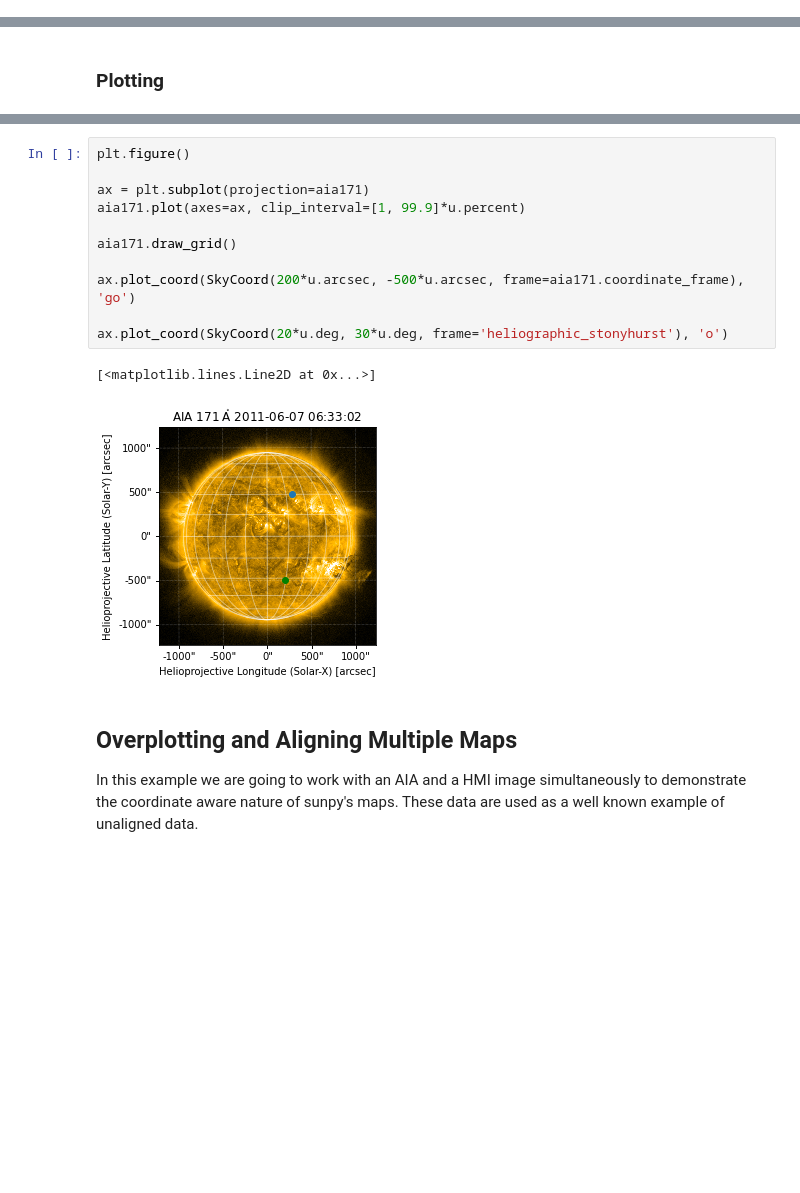
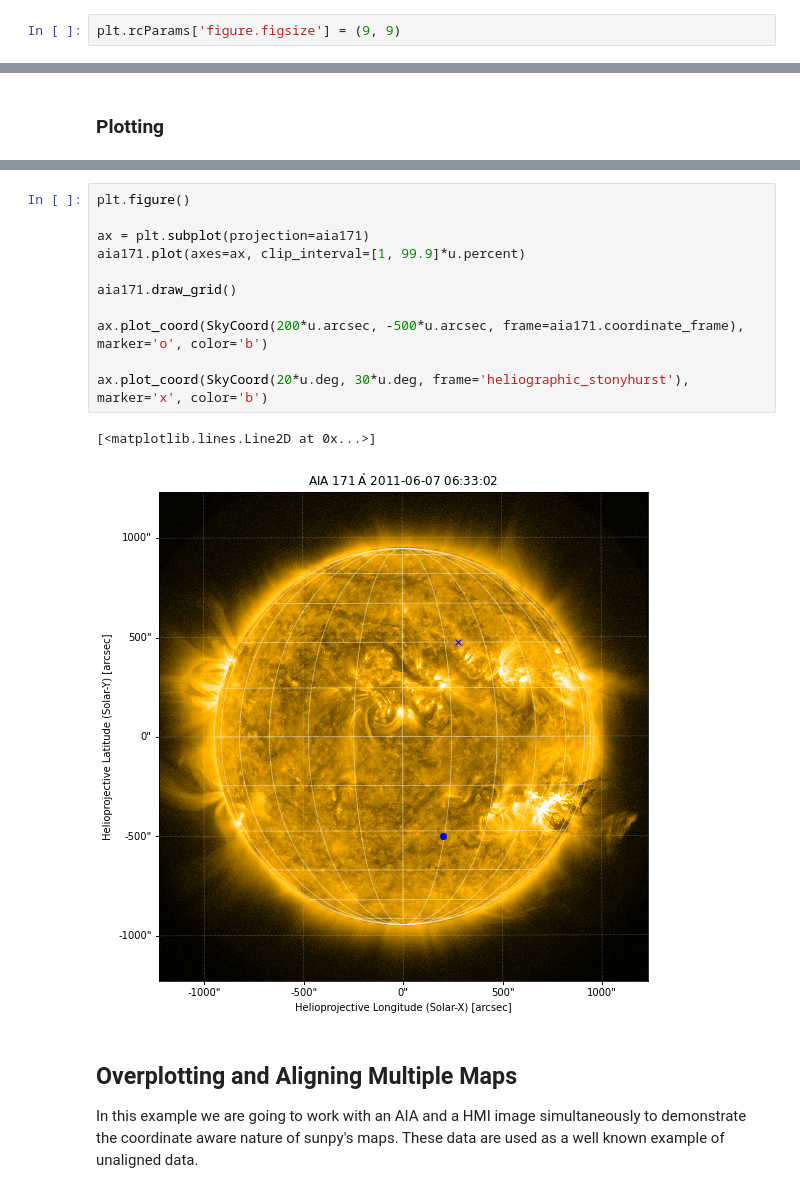
Before and after one commit to sunpy/aas-2021-workshop, a Jupyter notebook: 04-Timeseries-and-Map.ipynb, the cells around one changed output, grey strips where cells are left out. Saved outputs shown, nothing was run; the diff lists cells and outputs as text; blank space fills up the shorter version.

```diff
--- a/04-Timeseries-and-Map.ipynb
+++ b/04-Timeseries-and-Map.ipynb
@@ -15 +15,3 @@ from sunpy.data.sample import AIA_171_IMAGE, HMI_LOS_IMAGE, GOES_XRS_TIMESERIES
+# %%
+plt.rcParams['figure.figsize'] = (9, 9)
 # %% [markdown]
@@ -117,17 +129,17 @@ plt.colorbar()
 # %%
 plt.figure()
 
 ax = plt.subplot(projection=aia171)
 aia171.plot(axes=ax, clip_interval=[1, 99.9]*u.percent)
 
 aia171.draw_grid()
 
-ax.plot_coord(SkyCoord(200*u.arcsec, -500*u.arcsec, frame=aia171.coordinate_frame), 'go')
+ax.plot_coord(SkyCoord(200*u.arcsec, -500*u.arcsec, frame=aia171.coordinate_frame), marker='o', color='b')
 
-ax.plot_coord(SkyCoord(20*u.deg, 30*u.deg, frame='heliographic_stonyhurst'), 'o')
+ax.plot_coord(SkyCoord(20*u.deg, 30*u.deg, frame='heliographic_stonyhurst'), marker='x', color='b')
 # %% [output]
 [<matplotlib.lines.Line2D at 0x...>]
-[figure, old version]
+[figure, new version]
 # %% [markdown]
 ## Overplotting and Aligning Multiple Maps
 
```
Also changed, not shown: parts of 32 cells of this notebook.
